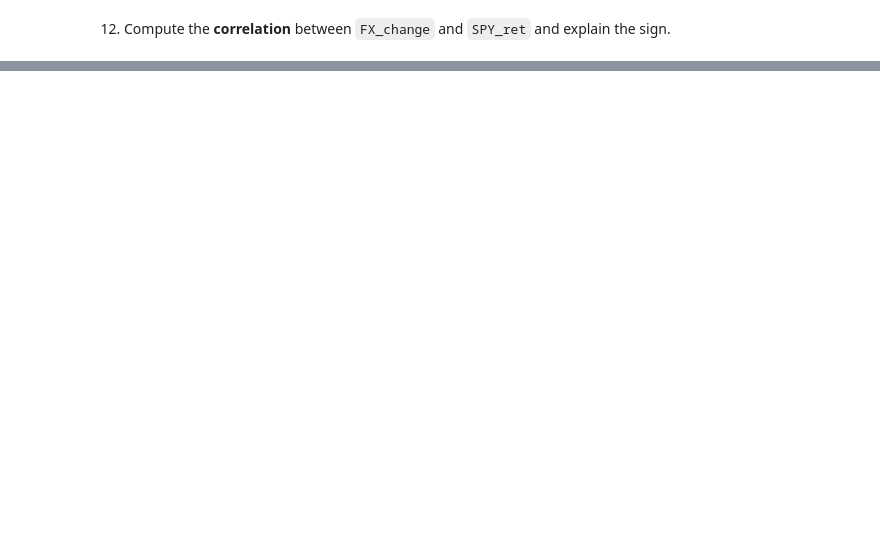
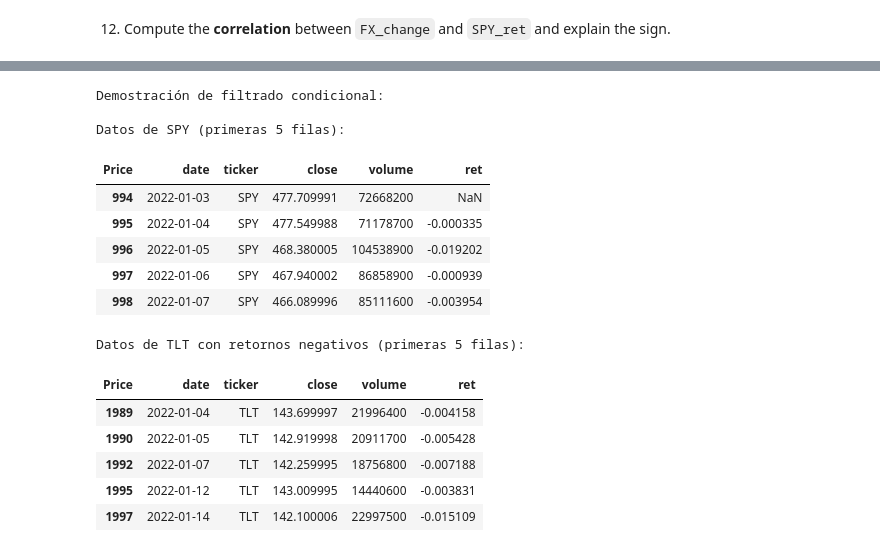
Before and after one commit to anzonyquispe/Python-for-Finance, a Jupyter notebook: homeworks/Assignment_3/Group 3/Assignment_3_part1_2.ipynb, the cells around one changed output, grey strips where cells are left out. Saved outputs shown, nothing was run; the diff lists cells and outputs as text; code cells hidden in the pictures; blank space fills up the shorter version.

```diff
--- a/homeworks/Assignment_3/Group 3/Assignment_3_part1_2.ipynb
+++ b/homeworks/Assignment_3/Group 3/Assignment_3_part1_2.ipynb
@@ -763,0 +844,33 @@ else:
+# %%
+###Conditional filtering
+
+print("Demostración de filtrado condicional:")
+# Seleccionar todas las filas donde el ticker es 'SPY'
+if usa.empty:
+    print("El DataFrame 'usa' está vacío, no se puede demostrar el filtrado condicional.")
+else:
+    spy_data_filtered = usa[usa['ticker'] == 'SPY']
+    print("\nDatos de SPY (primeras 5 filas):")
+    display(spy_data_filtered.head())
+
+    # Seleccionar filas donde el ticker es 'TLT' y el retorno es negativo
+    tlt_negative_returns = usa[(usa['ticker'] == 'TLT') & (usa['ret'] < 0)]
+    print("\nDatos de TLT con retornos negativos (primeras 5 filas):")
+    display(tlt_negative_returns.head())
+# %% [output]
+Demostración de filtrado condicional:
+
+Datos de SPY (primeras 5 filas):
+| Price | date | ticker | close | volume | ret |
+| 994 | 2022-01-03 | SPY | 477.709991 | 72668200 | NaN |
+| 995 | 2022-01-04 | SPY | 477.549988 | 71178700 | -0.000335 |
+| 996 | 2022-01-05 | SPY | 468.380005 | 104538900 | -0.019202 |
+| 997 | 2022-01-06 | SPY | 467.940002 | 86858900 | -0.000939 |
+| 998 | 2022-01-07 | SPY | 466.089996 | 85111600 | -0.003954 |
+Datos de TLT con retornos negativos (primeras 5 filas):
+| Price | date | ticker | close | volume | ret |
+| 1989 | 2022-01-04 | TLT | 143.699997 | 21996400 | -0.004158 |
+| 1990 | 2022-01-05 | TLT | 142.919998 | 20911700 | -0.005428 |
+| 1992 | 2022-01-07 | TLT | 142.259995 | 18756800 | -0.007188 |
+| 1995 | 2022-01-12 | TLT | 143.009995 | 14440600 | -0.003831 |
+| 1997 | 2022-01-14 | TLT | 142.100006 | 22997500 | -0.015109 |
```
Also changed, not shown: parts of 30 cells of this notebook, 1 other file.
